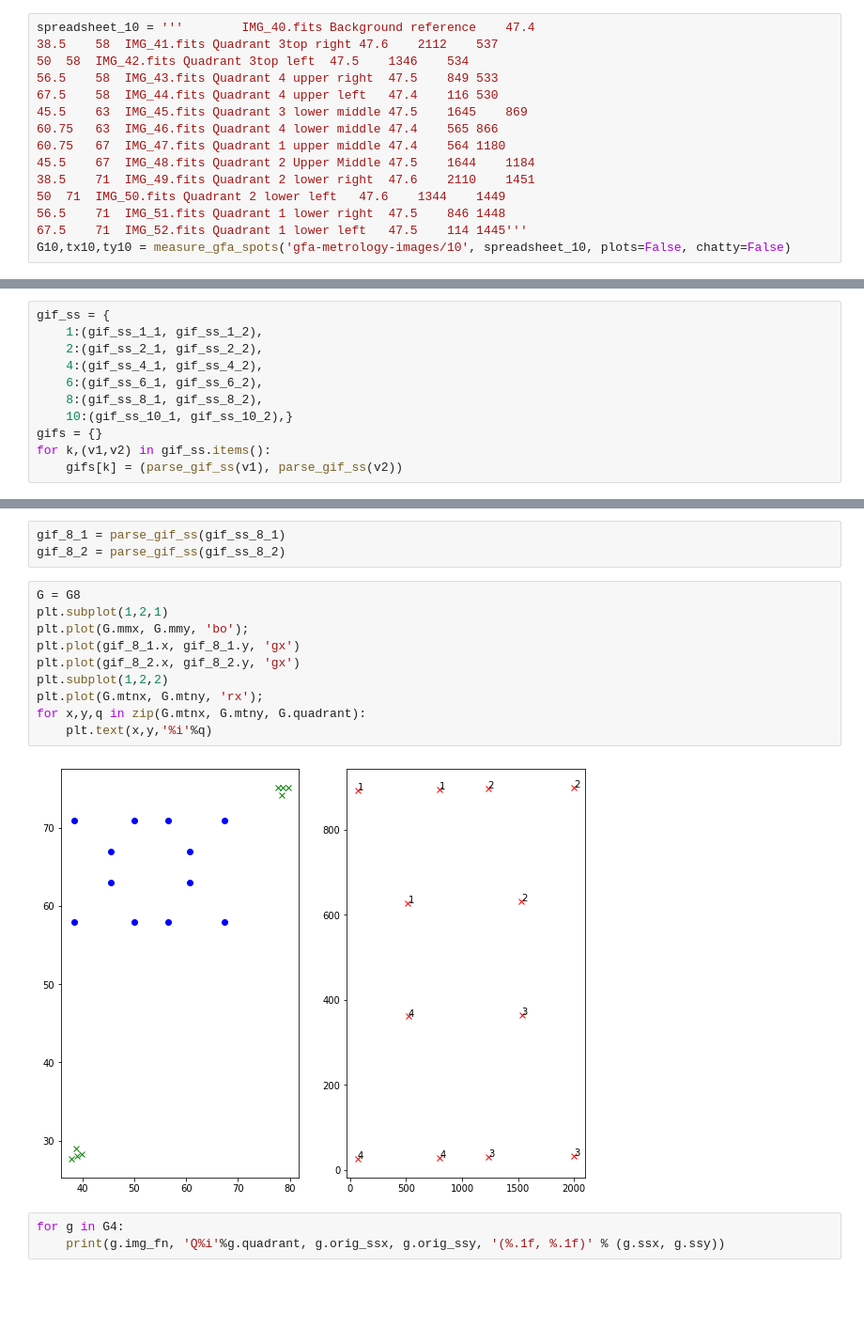
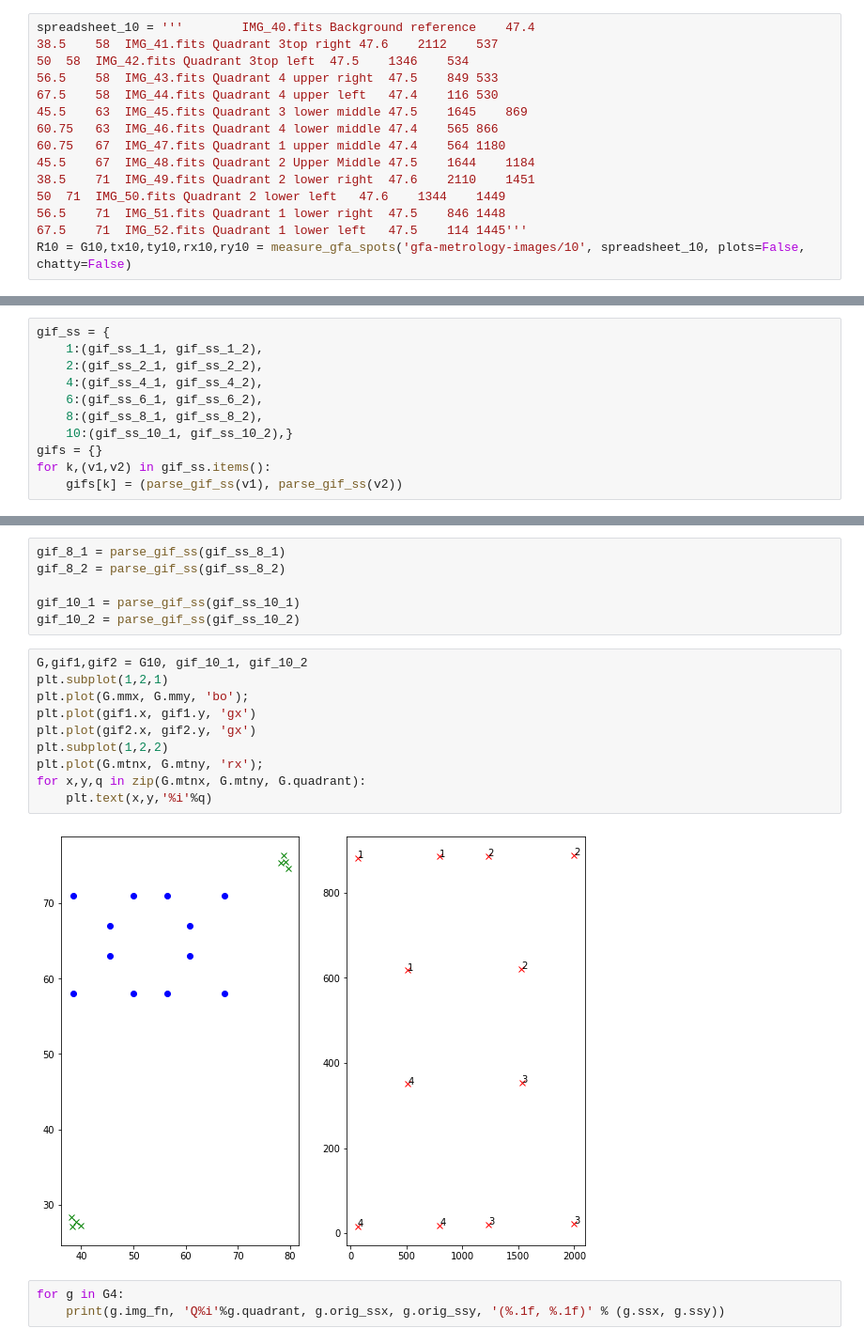
Before and after one commit to dstndstn/desi-commish, a Jupyter notebook: gfa-metrology.ipynb, the cells around one changed output, grey strips where cells are left out. Shown at 94% size. Drawn from its saved outputs; the diff is of its cells as text; blank space fills up the shorter version.

```diff
--- a/gfa-metrology.ipynb
+++ b/gfa-metrology.ipynb
@@ -278,7 +292,7 @@ spreadsheet_10 = '''		IMG_40.fits	Background reference	47.4
 50	71	IMG_50.fits	Quadrant 2 lower left	47.6	1344	1449
 56.5	71	IMG_51.fits	Quadrant 1 lower right	47.5	846	1448
 67.5	71	IMG_52.fits	Quadrant 1 lower left	47.5	114	1445'''
-G10,tx10,ty10 = measure_gfa_spots('gfa-metrology-images/10', spreadsheet_10, plots=False, chatty=False)
+R10 = G10,tx10,ty10,rx10,ry10 = measure_gfa_spots('gfa-metrology-images/10', spreadsheet_10, plots=False, chatty=False)
 # %% [output]
 Scatter from spreadsheet to measured pixel positions: 1.0 pixels
 Scatter from measured to fit positions: 0.2 pixels
@@ -477,18 +498,21 @@ T.writeto('gfa-metrology-transforms.fits')
 # %%
 gif_8_1 = parse_gif_ss(gif_ss_8_1)
 gif_8_2 = parse_gif_ss(gif_ss_8_2)
+
+gif_10_1 = parse_gif_ss(gif_ss_10_1)
+gif_10_2 = parse_gif_ss(gif_ss_10_2)
 # %%
-G = G8
+G,gif1,gif2 = G10, gif_10_1, gif_10_2
 plt.subplot(1,2,1)
 plt.plot(G.mmx, G.mmy, 'bo');
-plt.plot(gif_8_1.x, gif_8_1.y, 'gx')
-plt.plot(gif_8_2.x, gif_8_2.y, 'gx')
+plt.plot(gif1.x, gif1.y, 'gx')
+plt.plot(gif2.x, gif2.y, 'gx')
 plt.subplot(1,2,2)
 plt.plot(G.mtnx, G.mtny, 'rx');
 for x,y,q in zip(G.mtnx, G.mtny, G.quadrant):
     plt.text(x,y,'%i'%q)
 # %% [output]
-[figure, old version]
+[figure, new version]
 # %%
 for g in G4:
     print(g.img_fn, 'Q%i'%g.quadrant, g.orig_ssx, g.orig_ssy, '(%.1f, %.1f)' % (g.ssx, g.ssy))
```
Also changed, not shown: parts of 8 cells of this notebook, 2 other files.
